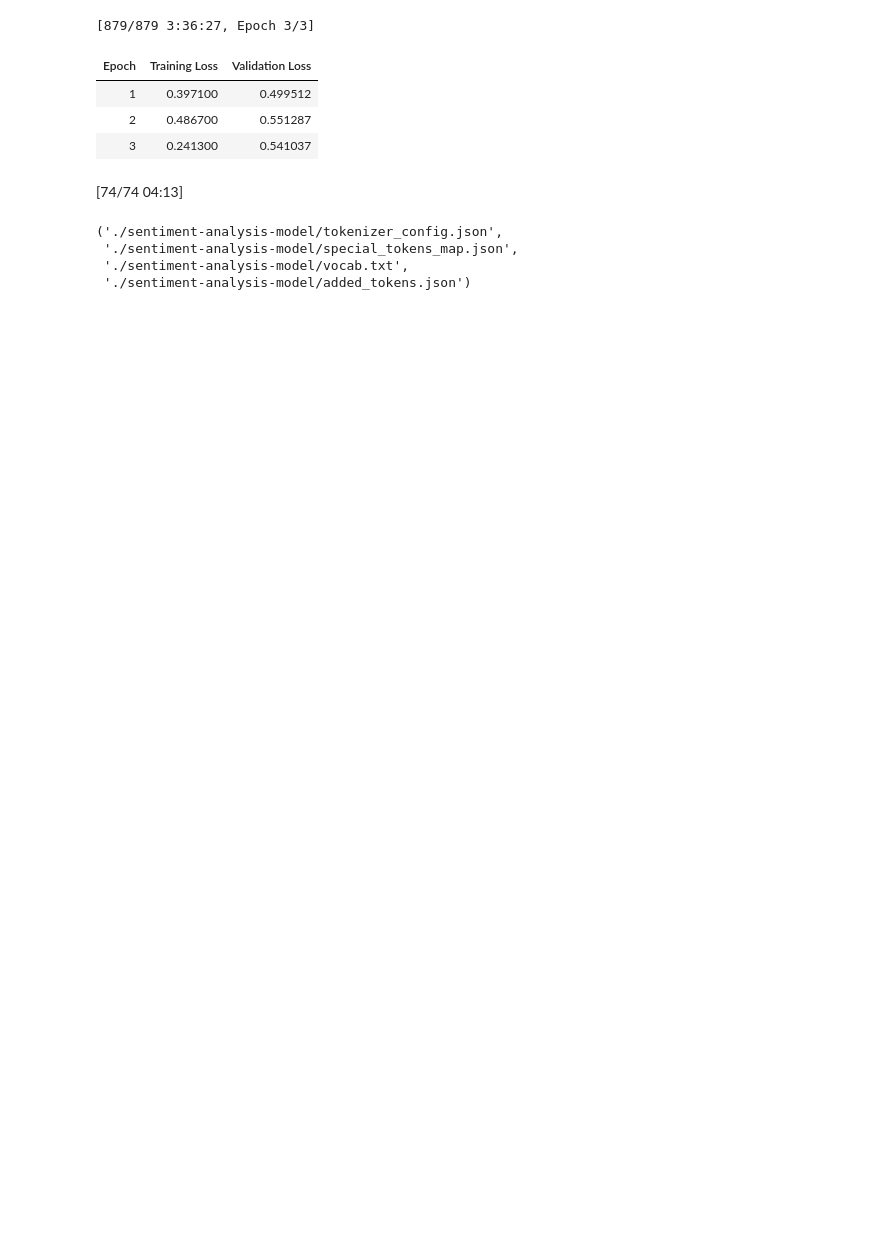
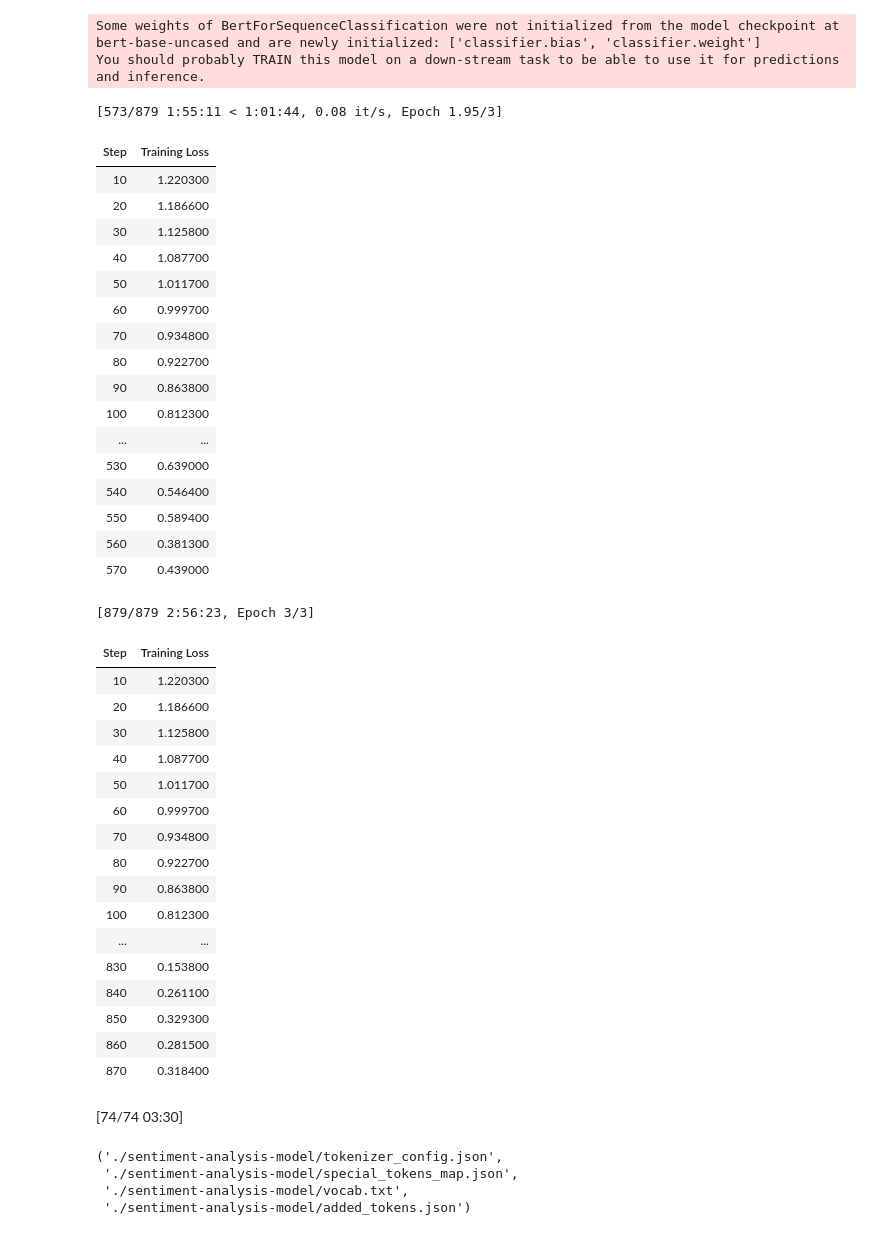
Before and after one commit to DMadhumita2904/BERT-Based-Sentiment-Analysis-for-Financial-News, a Jupyter notebook: BERT_Based_Sentiment_Analysis_for_Financial_News.ipynb, the cells around one changed output. Cells and saved outputs as stored; diff of their text form; code cells hidden in the pictures; blank space fills up the shorter version.

```diff
--- a/BERT_Based_Sentiment_Analysis_for_Financial_News.ipynb
+++ b/BERT_Based_Sentiment_Analysis_for_Financial_News.ipynb
@@ -90,7 +90,11 @@ training_args = TrainingArguments(
     weight_decay=0.01,
     logging_dir='./logs',
     logging_steps=10,
-    evaluation_strategy="epoch"
+     report_to="none"
+    # The 'evaluation_strategy' argument might be deprecated or not available in your version of transformers.
+    # Try removing or replacing it with 'eval_steps' if you want to evaluate at regular intervals during training.
+    # For example:
+    # eval_steps = 500  # Evaluate every 500 steps
 )
 
 # Initialize the Trainer
@@ -121,13 +125,46 @@ You should probably TRAIN this model on a down-stream task to be able to use it
-[879/879 3:36:27, Epoch 3/3]
+Some weights of BertForSequenceClassification were not initialized from the model checkpoint at bert-base-uncased and are newly initialized: ['classifier.bias', 'classifier.weight']
+You should probably TRAIN this model on a down-stream task to be able to use it for predictions and inference.
+[573/879 1:55:11 < 1:01:44, 0.08 it/s, Epoch 1.95/3]
-| Epoch | Training Loss | Validation Loss |
-| 1 | 0.397100 | 0.499512 |
-| 2 | 0.486700 | 0.551287 |
-| 3 | 0.241300 | 0.541037 |
+| Step | Training Loss |
+| 10 | 1.220300 |
+| 20 | 1.186600 |
+| 30 | 1.125800 |
+| 40 | 1.087700 |
+| 50 | 1.011700 |
+| 60 | 0.999700 |
+| 70 | 0.934800 |
+| 80 | 0.922700 |
+| 90 | 0.863800 |
+| 100 | 0.812300 |
+| ... | ... |
+| 530 | 0.639000 |
+| 540 | 0.546400 |
+| 550 | 0.589400 |
+| 560 | 0.381300 |
+| 570 | 0.439000 |
+[879/879 2:56:23, Epoch 3/3]
+| Step | Training Loss |
+| 10 | 1.220300 |
+| 20 | 1.186600 |
+| 30 | 1.125800 |
+| 40 | 1.087700 |
+| 50 | 1.011700 |
+| 60 | 0.999700 |
+| 70 | 0.934800 |
+| 80 | 0.922700 |
+| 90 | 0.863800 |
+| 100 | 0.812300 |
+| ... | ... |
+| 830 | 0.153800 |
+| 840 | 0.261100 |
+| 850 | 0.329300 |
+| 860 | 0.281500 |
+| 870 | 0.318400 |
-[74/74 04:13]
+[74/74 03:30]
-('./sentiment-analysis-model/tokenizer_config.json',
- './sentiment-analysis-model/special_tokens_map.json',
- './sentiment-analysis-model/vocab.txt',
- './sentiment-analysis-model/added_tokens.json')
+('./sentiment-analysis-model/tokenizer_config.json',
+ './sentiment-analysis-model/special_tokens_map.json',
+ './sentiment-analysis-model/vocab.txt',
+ './sentiment-analysis-model/added_tokens.json')
 # %%
 # Load the fine-tuned model and tokenizer
 model = BertForSequenceClassification.from_pretrained('./sentiment-analysis-model')
```
Also changed, not shown: parts of 3 cells of this notebook.
